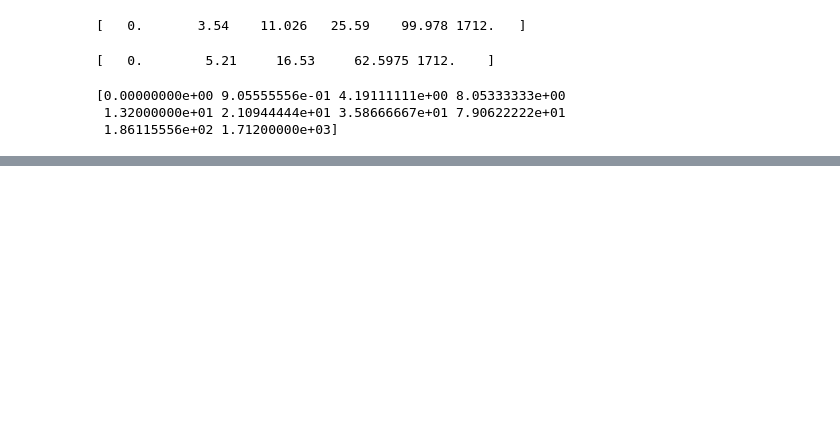
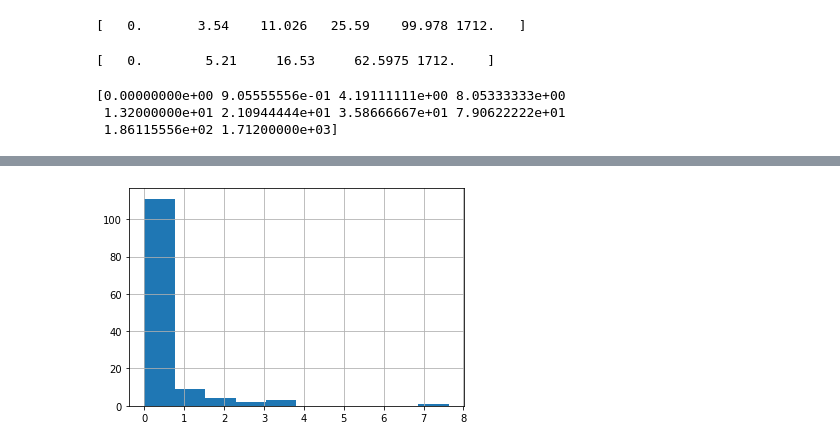
Before and after one commit to Starburned7/data-analytics-projects, a Jupyter notebook: Food_consumption.ipynb, the cells around one changed output, grey strips where cells are left out. Saved outputs shown, nothing was run; the diff lists cells and outputs as text; code cells hidden in the pictures; blank space fills up the shorter version.

```diff
--- a/Food_consumption.ipynb
+++ b/Food_consumption.ipynb
@@ -115,0 +136,5 @@ print(np.quantile(df['co2_emmission'], np.linspace(0, 1, 10)))
+# %%
+# Create histogram of co2_emission for food_category 'soybeans'
+df[df['food_category'] == 'Soybeans']['co2_emmission'].hist();
+# %% [output]
+[figure, added]
```
Also changed, not shown: parts of 6 cells of this notebook.
